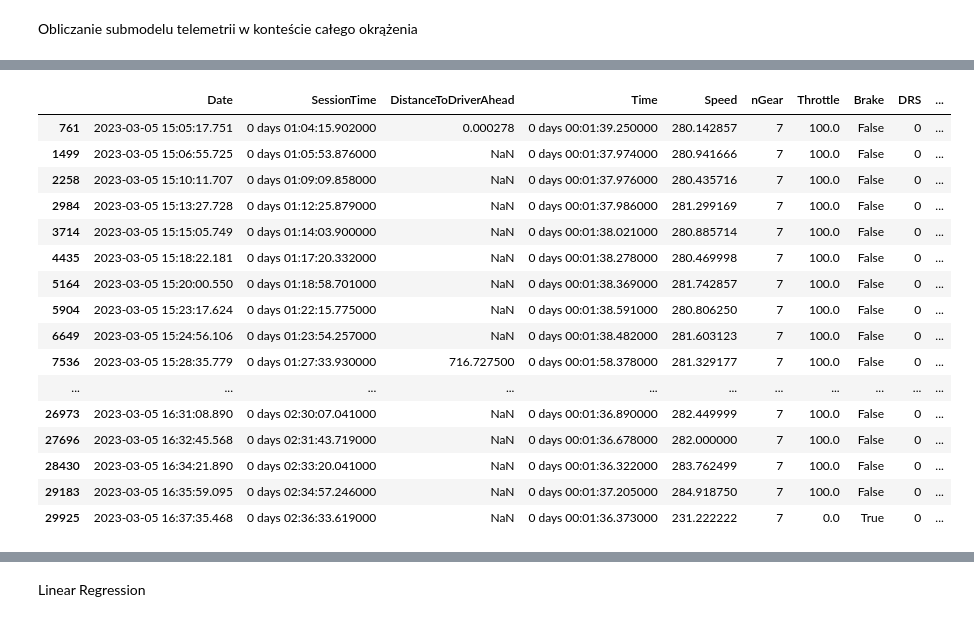
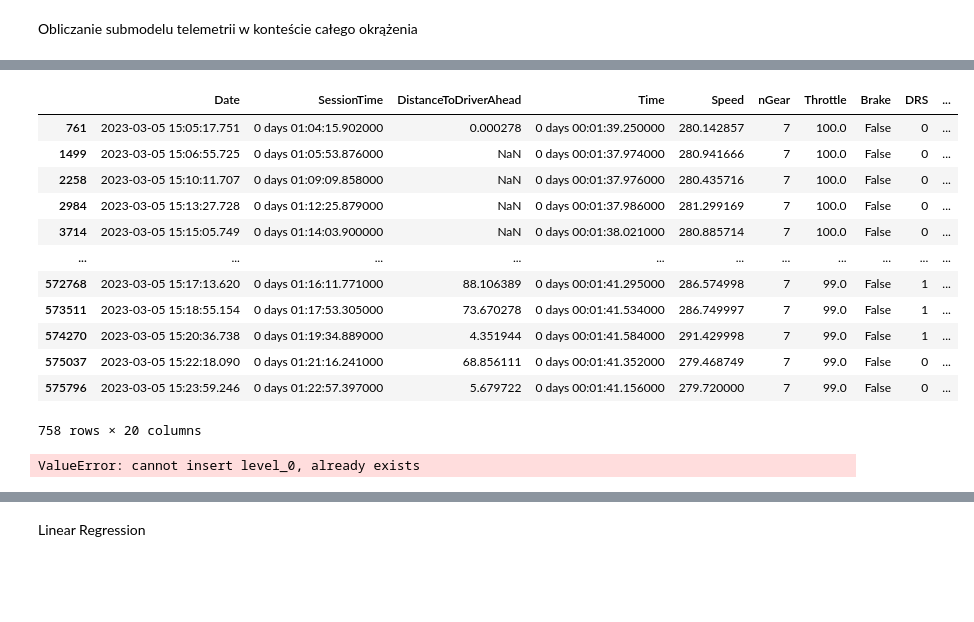
Before and after one commit to Whal0/F1_dataExploration, a Jupyter notebook: telemetry/analysis_fastf1.ipynb, the cells around one changed output, grey strips where cells are left out. Cells and saved outputs as stored; diff of their text form; code cells hidden in the pictures; blank space fills up the shorter version.

Commit message:
corrected submodel for multi driver data

```diff
--- a/telemetry/analysis_fastf1.ipynb
+++ b/telemetry/analysis_fastf1.ipynb
@@ -246,0 +287,2 @@ telemetry
+# %%
+telemetry['DriverNumber'] = telemetry['DriverNumber'].astype(int)
@@ -251,8 +309,3 @@ def divide_column_by_sign(df : pd.DataFrame, column : str) -> pd.DataFrame:
     df[f"negative_{column}"] = df[column].apply(lambda x: 0 if x > 0 else x)
 
     return df
-
-
-telemetry = divide_column_by_sign(telemetry, "lat_acc")
-
-telemetry
@@ -273,13 +312,15 @@ telemetry
 # %% [markdown]
 Obliczanie submodelu telemetrii w konteście całego okrążenia
 # %%
-lap_df =  telemetry.copy()
+lap_df = telemetry.copy()
 
+# Compute absolute values
 lap_df['abs_lat_acc'] = lap_df['lat_acc'].abs()
-lap_df['sum_lat_acc'] = lap_df.groupby('LapNumber')['abs_lat_acc'].transform('sum')
+lap_df['abs_lon_acc'] = lap_df['lon_acc'].abs()
 
-lap_df['abs_lon_acc'] = lap_df['lon_acc'].abs()
-lap_df['sum_lon_acc'] = lap_df.groupby('LapNumber')['abs_lon_acc'].transform('sum')
+# Group by both driver and lap
+lap_df['sum_lat_acc'] = lap_df.groupby(['DriverNumber', 'LapNumber'])['abs_lat_acc'].transform('sum')
+lap_df['sum_lon_acc'] = lap_df.groupby(['DriverNumber', 'LapNumber'])['abs_lon_acc'].transform('sum')
 # %%
 lap_df
 # %% [output]
@@ -299,5 +340,5 @@ lap_df
 # %%
-lap_df.drop(columns=['lon_acc', 'lat_acc', 'positive_lat_acc', 'negative_lat_acc', 'abs_lat_acc', 'abs_lon_acc', 'LapProgress'], inplace=True)
+lap_df.drop(columns=['lon_acc', 'lat_acc', 'abs_lat_acc', 'abs_lon_acc', 'LapProgress'], inplace=True)
 # %%
 lap_df
 # %% [output]
@@ -317,36 +358,40 @@ lap_df
 # %%
 def get_single_lap_data(df: pd.DataFrame) -> pd.DataFrame:
     final_df = pd.DataFrame(columns=df.columns)
 
-    laps = int(df['LapNumber'].max())
-    for i in range(1, laps + 1):  # Adjust range to include maximum lap number
-        lap_df = df[df['LapNumber'] == i]
-        if not lap_df.empty:
-            final_row = lap_df.iloc[[-1],:]
-            final_df = pd.concat([final_df, final_row], axis=0)
+    for driver in df['DriverNumber'].unique():
+        driver_df = df[df['DriverNumber'] == driver]
+        laps = int(driver_df['LapNumber'].max())
+
+        for lap in range(1, laps + 1):
+            lap_df = driver_df[driver_df['LapNumber'] == lap]
+            if not lap_df.empty:
+                final_row = lap_df.iloc[[-1], :]
+                final_df = pd.concat([final_df, final_row], axis=0)
 
     return final_df
 
 acc_df = get_single_lap_data(lap_df)
 
 acc_df
 # %% [output]
 |  | Date | SessionTime | DistanceToDriverAhead | Time | Speed | nGear | Throttle | Brake | DRS | ... |
 | 761 | 2023-03-05 15:05:17.751 | 0 days 01:04:15.902000 | 0.000278 | 0 days 00:01:39.250000 | 280.142857 | 7 | 100.0 | False | 0 | ... |
 | 1499 | 2023-03-05 15:06:55.725 | 0 days 01:05:53.876000 | NaN | 0 days 00:01:37.974000 | 280.941666 | 7 | 100.0 | False | 0 | ... |
 | 2258 | 2023-03-05 15:10:11.707 | 0 days 01:09:09.858000 | NaN | 0 days 00:01:37.976000 | 280.435716 | 7 | 100.0 | False | 0 | ... |
 | 2984 | 2023-03-05 15:13:27.728 | 0 days 01:12:25.879000 | NaN | 0 days 00:01:37.986000 | 281.299169 | 7 | 100.0 | False | 0 | ... |
 | 3714 | 2023-03-05 15:15:05.749 | 0 days 01:14:03.900000 | NaN | 0 days 00:01:38.021000 | 280.885714 | 7 | 100.0 | False | 0 | ... |
-| 4435 | 2023-03-05 15:18:22.181 | 0 days 01:17:20.332000 | NaN | 0 days 00:01:38.278000 | 280.469998 | 7 | 100.0 | False | 0 | ... |
-| 5164 | 2023-03-05 15:20:00.550 | 0 days 01:18:58.701000 | NaN | 0 days 00:01:38.369000 | 281.742857 | 7 | 100.0 | False | 0 | ... |
-| 5904 | 2023-03-05 15:23:17.624 | 0 days 01:22:15.775000 | NaN | 0 days 00:01:38.591000 | 280.806250 | 7 | 100.0 | False | 0 | ... |
-| 6649 | 2023-03-05 15:24:56.106 | 0 days 01:23:54.257000 | NaN | 0 days 00:01:38.482000 | 281.603123 | 7 | 100.0 | False | 0 | ... |
-| 7536 | 2023-03-05 15:28:35.779 | 0 days 01:27:33.930000 | 716.727500 | 0 days 00:01:58.378000 | 281.329177 | 7 | 100.0 | False | 0 | ... |
 | ... | ... | ... | ... | ... | ... | ... | ... | ... | ... | ... |
-| 26973 | 2023-03-05 16:31:08.890 | 0 days 02:30:07.041000 | NaN | 0 days 00:01:36.890000 | 282.449999 | 7 | 100.0 | False | 0 | ... |
-| 27696 | 2023-03-05 16:32:45.568 | 0 days 02:31:43.719000 | NaN | 0 days 00:01:36.678000 | 282.000000 | 7 | 100.0 | False | 0 | ... |
-| 28430 | 2023-03-05 16:34:21.890 | 0 days 02:33:20.041000 | NaN | 0 days 00:01:36.322000 | 283.762499 | 7 | 100.0 | False | 0 | ... |
-| 29183 | 2023-03-05 16:35:59.095 | 0 days 02:34:57.246000 | NaN | 0 days 00:01:37.205000 | 284.918750 | 7 | 100.0 | False | 0 | ... |
-| 29925 | 2023-03-05 16:37:35.468 | 0 days 02:36:33.619000 | NaN | 0 days 00:01:36.373000 | 231.222222 | 7 | 0.0 | True | 0 | ... |
+| 572768 | 2023-03-05 15:17:13.620 | 0 days 01:16:11.771000 | 88.106389 | 0 days 00:01:41.295000 | 286.574998 | 7 | 99.0 | False | 1 | ... |
+| 573511 | 2023-03-05 15:18:55.154 | 0 days 01:17:53.305000 | 73.670278 | 0 days 00:01:41.534000 | 286.749997 | 7 | 99.0 | False | 1 | ... |
+| 574270 | 2023-03-05 15:20:36.738 | 0 days 01:19:34.889000 | 4.351944 | 0 days 00:01:41.584000 | 291.429998 | 7 | 99.0 | False | 1 | ... |
+| 575037 | 2023-03-05 15:22:18.090 | 0 days 01:21:16.241000 | 68.856111 | 0 days 00:01:41.352000 | 279.468749 | 7 | 99.0 | False | 0 | ... |
+| 575796 | 2023-03-05 15:23:59.246 | 0 days 01:22:57.397000 | 5.679722 | 0 days 00:01:41.156000 | 279.720000 | 7 | 99.0 | False | 0 | ... |
+758 rows × 20 columns
 # %%
 X_acc = acc_df.loc[:, ['LapNumber', 'sum_lat_acc', 'sum_lon_acc']]
+# %%
+X_acc.reset_index(inplace=True)
+X.reset_index(inplace=True)
+# %% [output]
+ValueError: cannot insert level_0, already exists
```
Also changed, not shown: parts of 26 cells of this notebook.
